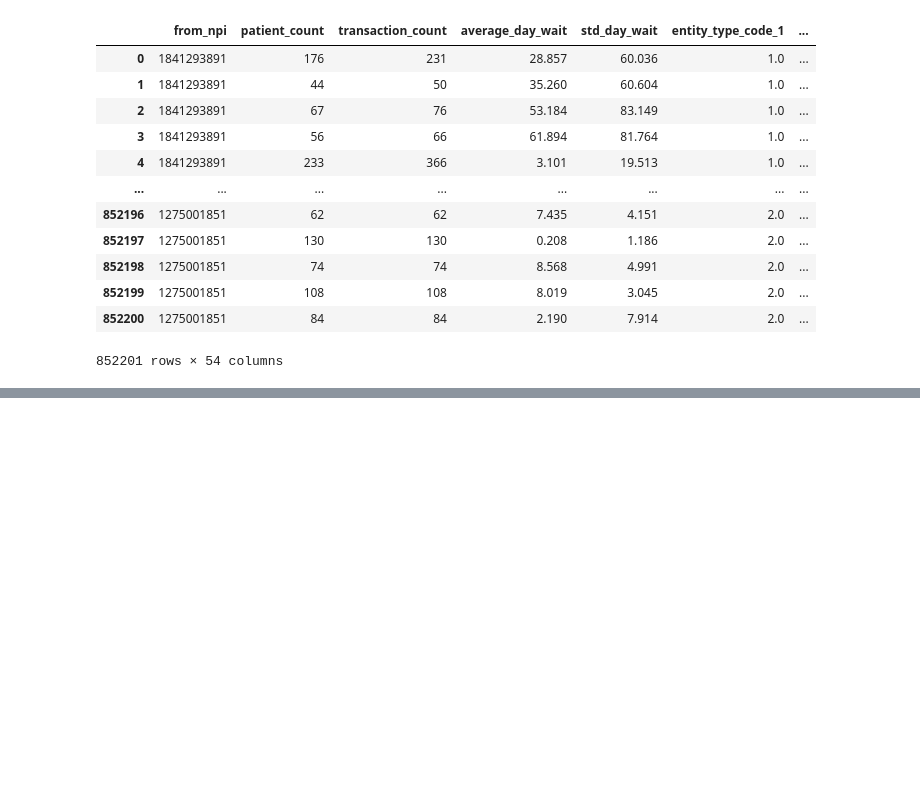
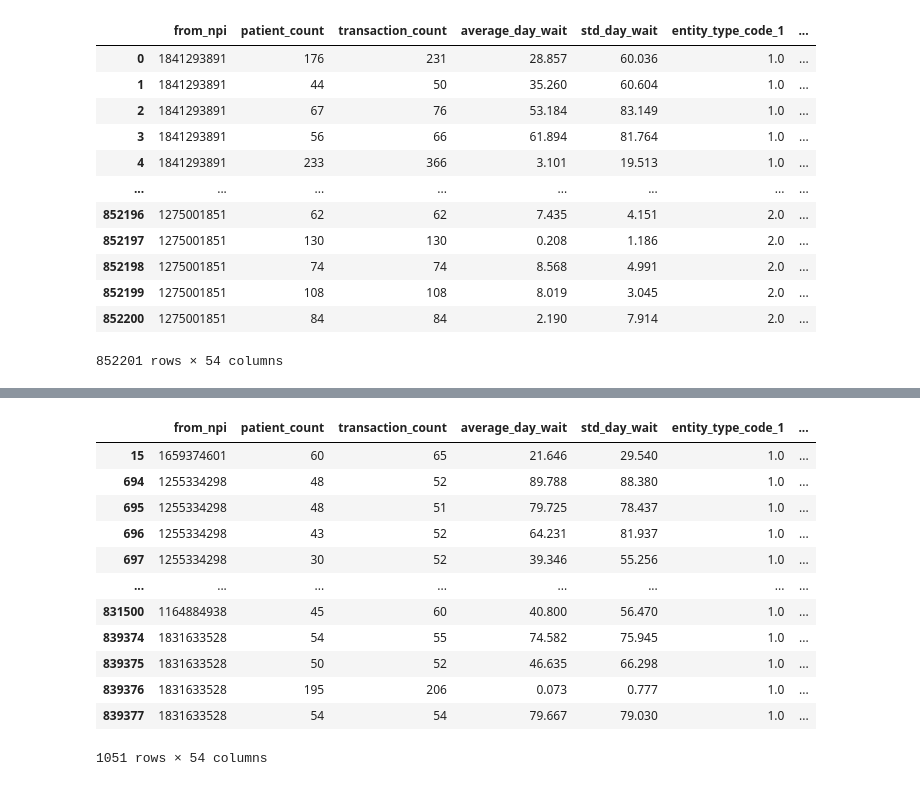
Before and after one commit to nss-data-science-cohort-5/hop_team-hot_pretzels, a Jupyter notebook: HCBB2_V2.ipynb, the cells around one changed output, grey strips where cells are left out. Saved outputs shown, nothing was run; the diff lists cells and outputs as text; code cells hidden in the pictures; blank space fills up the shorter version.

```diff
--- a/HCBB2_V2.ipynb
+++ b/HCBB2_V2.ipynb
@@ -334,0 +340,8 @@ transaction_count_by_to_npi. sort_values('transaction_count', ascending=False)
+# %%
+full_2['from_npi_pt_count']= full_2.groupby(['from_npi'])['patient_count'].transform(np.sum)
+# %%
+full_2['from_npi_transaction_count']= full_2.groupby(['from_npi'])['transaction_count'].transform(np.sum)
+# %%
+full_2['to_npi_pt_count']= full_2.groupby(['to_npi'])['patient_count'].transform(np.sum)
+# %%
+full_2['to_npi_transaction_count']= full_2.groupby(['to_npi'])['transaction_count'].transform(np.sum)
@@ -334,0 +374,16 @@ transaction_count_by_to_npi. sort_values('transaction_count', ascending=False)
+# %%
+full_2[full_2['provider_first_line_business_mailing_address_1']=='PO BOX 9']
+# %% [output]
+|  | from_npi | patient_count | transaction_count | average_day_wait | std_day_wait | entity_type_code_1 | ... |
+| 15 | 1659374601 | 60 | 65 | 21.646 | 29.540 | 1.0 | ... |
+| 694 | 1255334298 | 48 | 52 | 89.788 | 88.380 | 1.0 | ... |
+| 695 | 1255334298 | 48 | 51 | 79.725 | 78.437 | 1.0 | ... |
+| 696 | 1255334298 | 43 | 52 | 64.231 | 81.937 | 1.0 | ... |
+| 697 | 1255334298 | 30 | 52 | 39.346 | 55.256 | 1.0 | ... |
+| ... | ... | ... | ... | ... | ... | ... | ... |
+| 831500 | 1164884938 | 45 | 60 | 40.800 | 56.470 | 1.0 | ... |
+| 839374 | 1831633528 | 54 | 55 | 74.582 | 75.945 | 1.0 | ... |
+| 839375 | 1831633528 | 50 | 52 | 46.635 | 66.298 | 1.0 | ... |
+| 839376 | 1831633528 | 195 | 206 | 0.073 | 0.777 | 1.0 | ... |
+| 839377 | 1831633528 | 54 | 54 | 79.667 | 79.030 | 1.0 | ... |
+1051 rows × 54 columns
```
Also changed, not shown: parts of 23 cells of this notebook.
